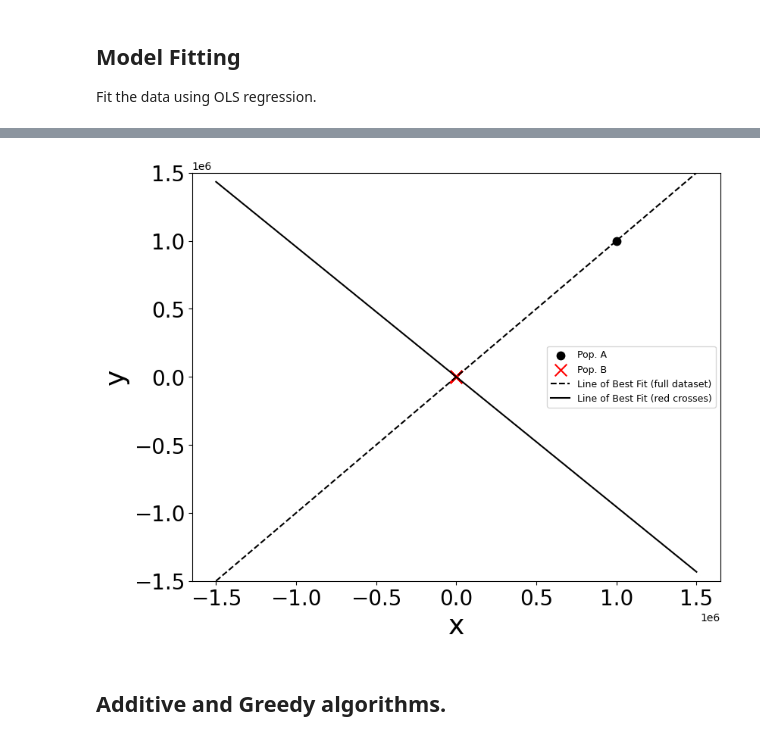
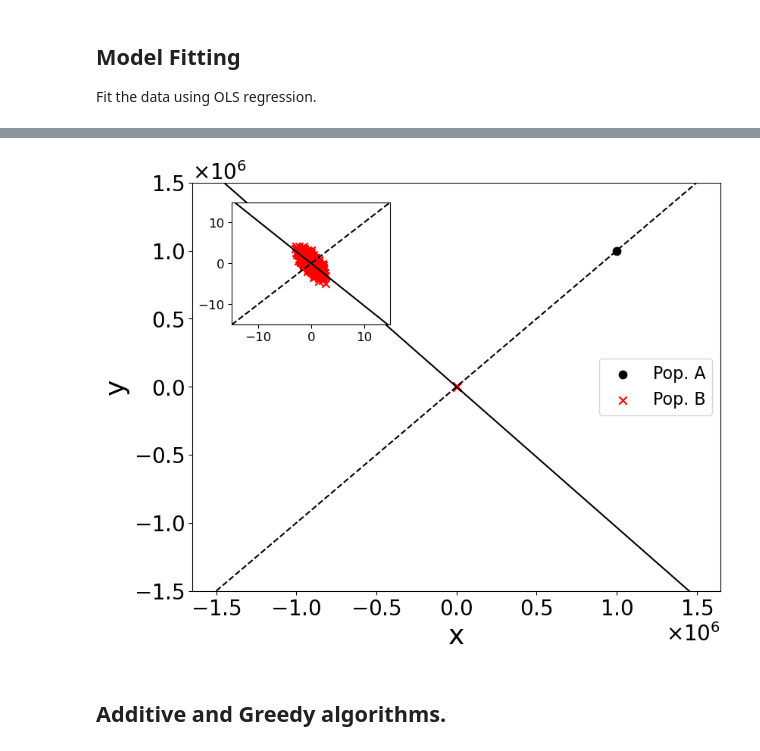
Before and after one commit to JennyHuang19/gradientBasedDataDroppingFailureModes, a Jupyter notebook: one-outlier.ipynb, the cells around one changed output, grey strips where cells are left out. Saved outputs shown, nothing was run; the diff lists cells and outputs as text; code cells hidden in the pictures.

Commit message:
added red-cross plot (as an inset).

```diff
--- a/one-outlier.ipynb
+++ b/one-outlier.ipynb
@@ -75,28 +129,51 @@ Estimated beta1 pop B: -0.9556518119674469
-# %%
-plt.figure(figsize=(9, 7))
-
-plt.scatter(x1[:, 1], y1, marker='o', color='black', label='Pop. A', s=56)
-plt.scatter(x2[:, 1], y2, marker='x', color='r', label='Pop. B', s=128)
-
-x_values = np.linspace(-1.5e6, 1.5e6, 100)
-y_values_full = lr.beta[1] * x_values
-y_value_red_crosses = modified_lr.beta[1] * x_values
-plt.plot(x_values, y_values_full, color='black', linestyle='--', label='Line of Best Fit (full dataset)')
-plt.plot(x_values, y_value_red_crosses, color='black', label='Line of Best Fit (red crosses)')
-
-plt.ylim(-1.5e6, 1.5e6)
-
-plt.xlabel('x', fontsize=26)
-plt.ylabel('y', fontsize=26)
-
-plt.xticks(fontsize=20)
-plt.yticks(fontsize=20)
-
-plt.legend(fontsize=9)
-plt.savefig('one_outlier_example.pdf')
-plt.show()
-# %% [output]
-[figure, removed]
+# %%
+from matplotlib.ticker import ScalarFormatter
+from mpl_toolkits.axes_grid1.inset_locator import inset_axes
+
+plt.figure(figsize=(9, 7))
+
+x_values = np.linspace(-1.5e6, 1.5e6, 100)
+y_values_full = lr.beta[1] * x_values
+y_value_red_crosses = modified_lr.beta[1] * x_values
+
+plt.plot(x_values, y_values_full, color='black', linestyle='--')
+plt.plot(x_values, y_value_red_crosses, color='black')
+plt.scatter(x1_0, y1, marker='o', color='black', label='Pop. A', s=56)
+plt.scatter(x2_0, y2, marker='x', color='r', label='Pop. B', s=56)
+
+plt.ylim(-1.5e6, 1.5e6)
+
+plt.xlabel('x', fontsize=26)
+plt.ylabel('y', fontsize=26)
+
+plt.xticks(fontsize=20)
+plt.yticks(fontsize=20)
+plt.gca().yaxis.set_major_formatter(ScalarFormatter(useMathText=True))
+plt.gca().yaxis.get_offset_text().set_fontsize(20)
+plt.gca().xaxis.set_major_formatter(ScalarFormatter(useMathText=True))
+plt.gca().xaxis.get_offset_text().set_fontsize(20)
+
+plt.legend(fontsize=16)
+
+# Create inset of the red crosses.
+x_values_inset = np.linspace(-15, 15, 100)
+y_values_full_inset = lr.beta[1] * x_values_inset
+y_value_red_crosses_inset = modified_lr.beta[1] * x_values_inset
+
+ax_inset = inset_axes(plt.gca(), width="30%", height="30%", loc='upper left', bbox_to_anchor=(0.065, -0.035, 1.0, 1), bbox_transform=plt.gca().transAxes)
+ax_inset.plot(x_values_inset, y_values_full_inset, color='black', linestyle='--')
+ax_inset.plot(x_values_inset, y_value_red_crosses_inset, color='black')
+ax_inset.scatter(x1_0, y1, marker='o', color='black', s=56)
+ax_inset.scatter(x2_0, y2, marker='x', color='r', s=56)
+ax_inset.set_xlim(-15, 15)
+ax_inset.set_ylim(-15, 15)
+ax_inset.tick_params(axis='both', which='major', labelsize=12)
+ax_inset.tick_params(axis='both', which='minor', labelsize=12)
+
+# plt.savefig('one_outlier_example_6.pdf')
+plt.show()
+# %% [output]
+[figure, added]
 # %% [markdown]
 ## Additive and Greedy algorithms.
 # %%
```
Also changed, not shown: parts of 11 cells of this notebook.
